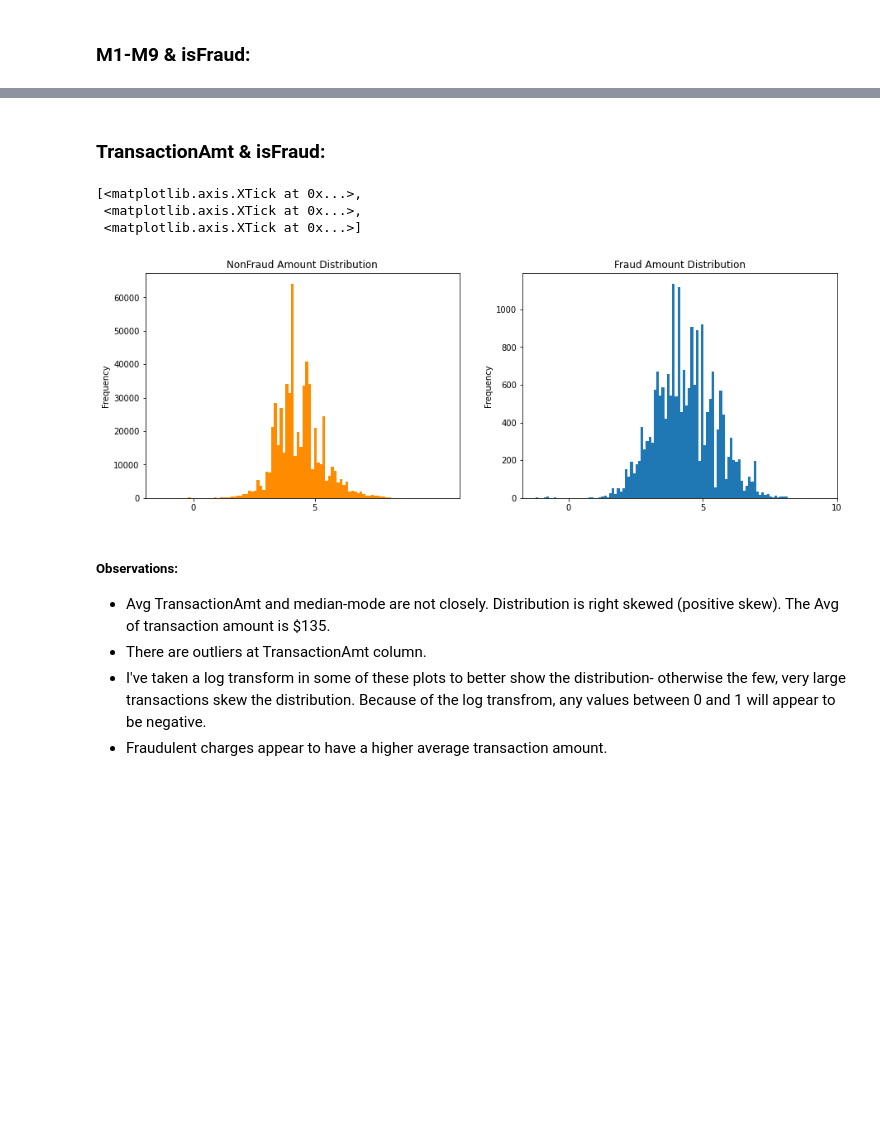
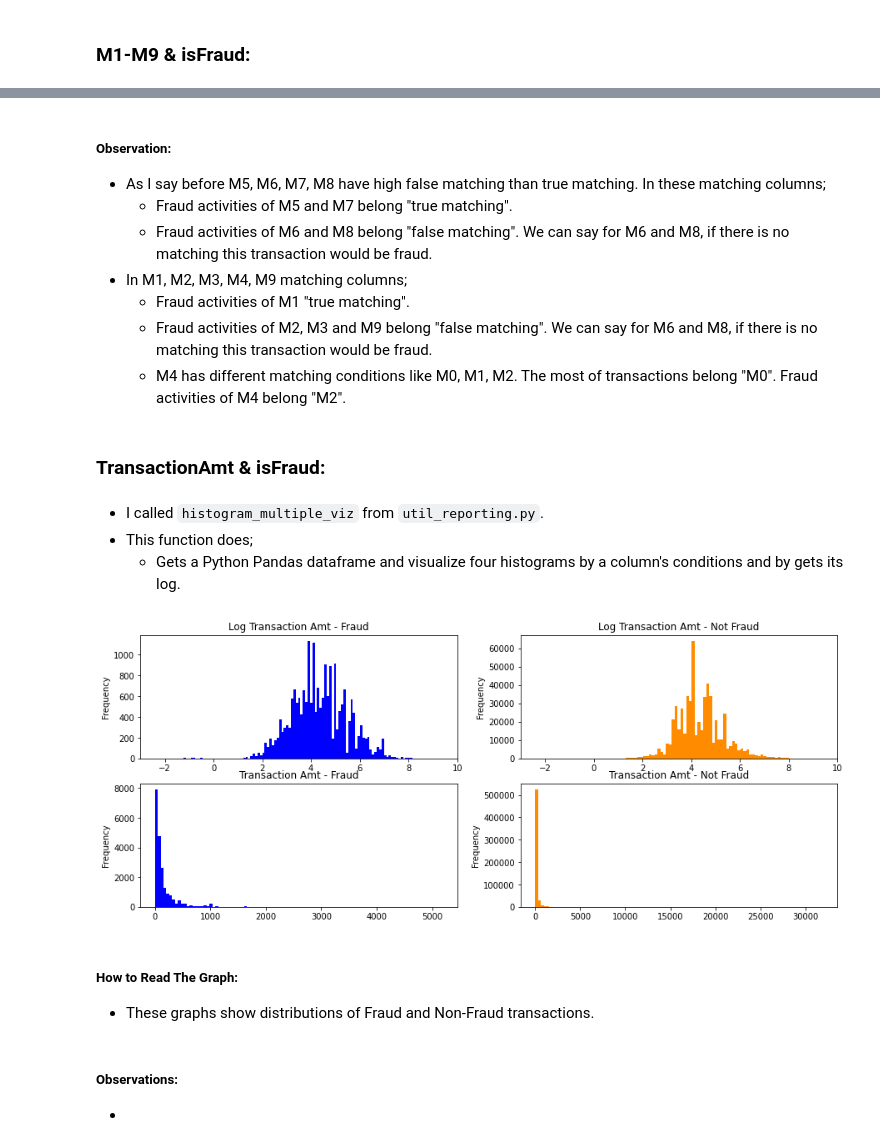
Before and after one commit to ElifKarakutukDinc/IEEE-CIS-Fraud-Detection, a Jupyter notebook: EDA.ipynb, the cells around one changed output, grey strips where cells are left out. Cells and saved outputs as stored; diff of their text form; code cells hidden in the pictures; blank space fills up the shorter version.

```diff
--- a/EDA.ipynb
+++ b/EDA.ipynb
@@ -1051,28 +1071,37 @@ posx and posy should be finite values
+# %% [markdown]
+##### Observation:
+* As I say before M5, M6, M7, M8 have high false matching than true matching. In these matching columns;
+    * Fraud activities of M5 and M7 belong "true matching".
+    * Fraud activities of M6 and M8 belong "false matching". We can say for M6 and M8, if there is no matching this transaction would be fraud.
+* In M1, M2, M3, M4, M9 matching columns;
+    * Fraud activities of M1 "true matching".
+    * Fraud activities of M2, M3 and M9 belong "false matching".  We can say for M6 and M8, if there is no matching this transaction would be fraud.
+    * M4 has different matching conditions like M0, M1, M2. The most of transactions belong "M0". Fraud activities of M4 belong "M2".
 # %% [markdown]
 ### TransactionAmt & isFraud:
-# %%
-f, ax = plt.subplots(1, 2, figsize=(15, 5))
-train_transaction[train_transaction["isFraud"] == 0]["TransactionAmt"].apply(
-    np.log
-).plot.hist(ax=ax[0], bins=100, color="darkorange")
-ax[0].set_title("NonFraud Amount Distribution")
-x1 = list(range(0, 10, 5))
-ax[0].set_xticks(x1)
-
-train_transaction[train_transaction["isFraud"] == 1]["TransactionAmt"].apply(
-    np.log
-).plot.hist(ax=ax[1], bins=100)
-ax[1].set_title("Fraud Amount Distribution")
-x2 = list(range(0, 15, 5))
-ax[1].set_xticks(x2)
-# %% [output]
-[<matplotlib.axis.XTick at 0x...>,
- <matplotlib.axis.XTick at 0x...>,
- <matplotlib.axis.XTick at 0x...>]
-[figure, removed]
-# %% [markdown]
-##### Observations:
-* Avg TransactionAmt and median-mode are not closely. Distribution is right skewed (positive skew). The Avg of transaction amount is $135.
-* There are outliers at TransactionAmt column.
-* I've taken a log transform in some of these plots to better show the distribution- otherwise the few, very large transactions skew the distribution. Because of the log transfrom, any values between 0 and 1 will appear to be negative.
-* Fraudulent charges appear to have a higher average transaction amount.
+# %% [markdown]
+* I called `histogram_multiple_viz` from `util_reporting.py`.
+* This function does;
+    * Gets a Python Pandas dataframe and visualize four histograms by a column's conditions and by gets its log.
+# %%
+histogram_multiple_viz(
+    train_transaction,
+    "TransactionAmt",
+    "isFraud_",
+    "Fraud",
+    "Non-Fraud",
+    "Log Transaction Amt - Fraud",
+    "Log Transaction Amt - Not Fraud",
+    "Transaction Amt - Fraud",
+    "Transaction Amt - Not Fraud",
+    color1="blue",
+    color2="darkorange",
+)
+# %% [output]
+[figure, added]
+# %% [markdown]
+##### How to Read The Graph:
+* These graphs show distributions of Fraud and Non-Fraud transactions.
+# %% [markdown]
+##### Observations:
+*
```
Also changed, not shown: parts of 13 cells of this notebook, 1 other file.
